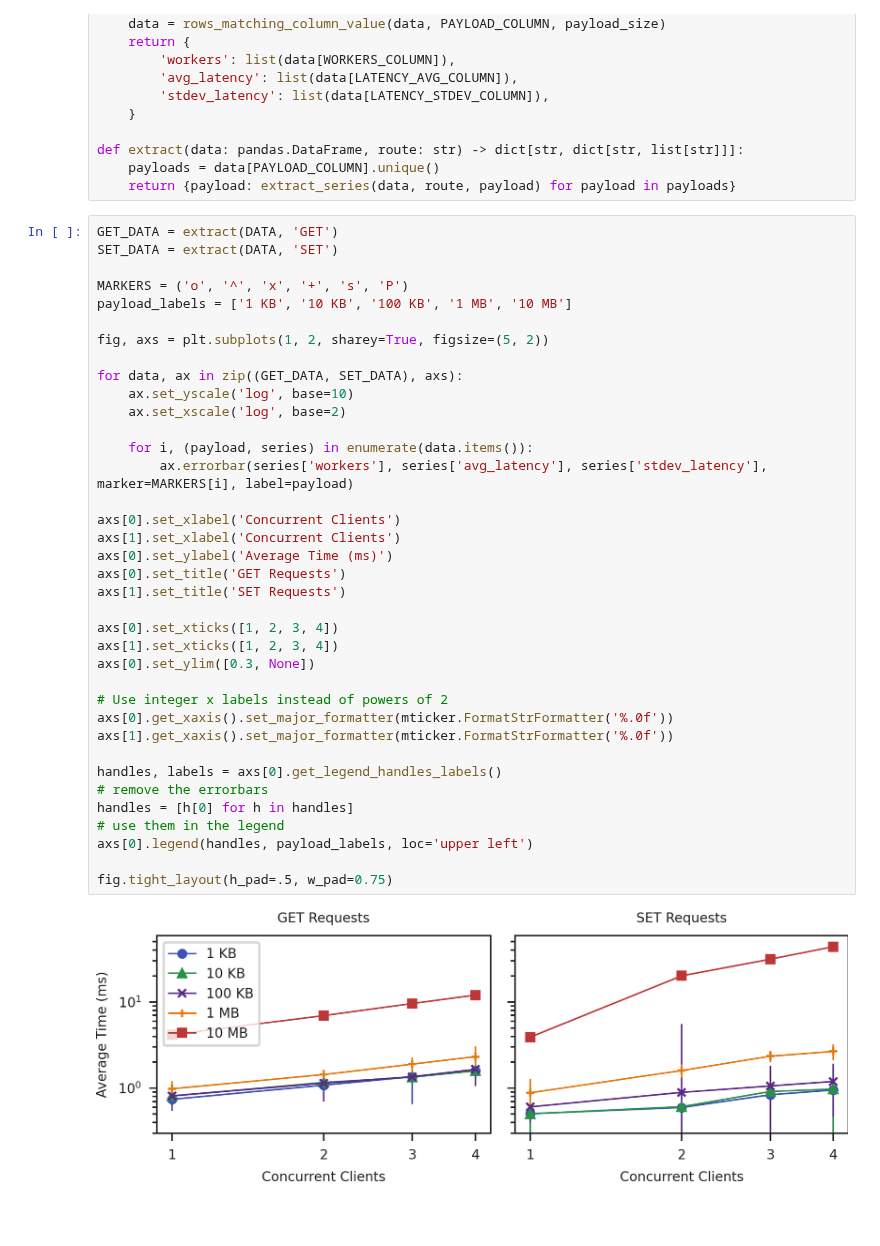
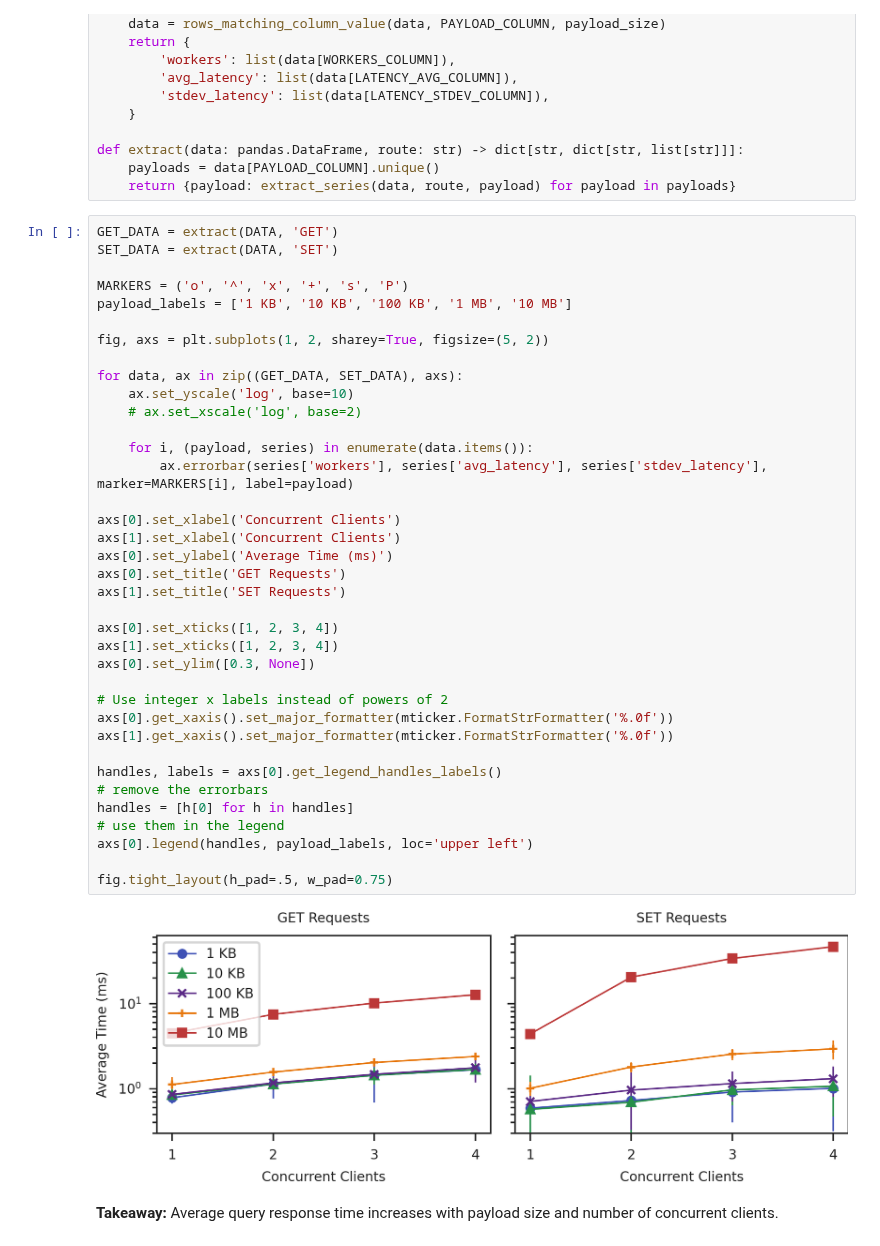
Before and after one commit to proxystore/sc23-evaluation, a Jupyter notebook: sc23-ae/visualize.ipynb, the cells around one changed output. Cells and saved outputs as stored; diff of their text form; blank space fills up the shorter version.

Commit message:
Add takeaways

```diff
--- a/sc23-ae/visualize.ipynb
+++ b/sc23-ae/visualize.ipynb
@@ -298,32 +302,34 @@ payload_labels = ['1 KB', '10 KB', '100 KB', '1 MB', '10 MB']
 fig, axs = plt.subplots(1, 2, sharey=True, figsize=(5, 2))
 
 for data, ax in zip((GET_DATA, SET_DATA), axs):
     ax.set_yscale('log', base=10)
-    ax.set_xscale('log', base=2)
+    # ax.set_xscale('log', base=2)
 
     for i, (payload, series) in enumerate(data.items()):
         ax.errorbar(series['workers'], series['avg_latency'], series['stdev_latency'], marker=MARKERS[i], label=payload)
 
 axs[0].set_xlabel('Concurrent Clients')
 axs[1].set_xlabel('Concurrent Clients')
 axs[0].set_ylabel('Average Time (ms)')
 axs[0].set_title('GET Requests')
 axs[1].set_title('SET Requests')
 
 axs[0].set_xticks([1, 2, 3, 4])
 axs[1].set_xticks([1, 2, 3, 4])
 axs[0].set_ylim([0.3, None])
 
 # Use integer x labels instead of powers of 2
 axs[0].get_xaxis().set_major_formatter(mticker.FormatStrFormatter('%.0f'))
 axs[1].get_xaxis().set_major_formatter(mticker.FormatStrFormatter('%.0f'))
 
 handles, labels = axs[0].get_legend_handles_labels()
 # remove the errorbars
 handles = [h[0] for h in handles]
 # use them in the legend
 axs[0].legend(handles, payload_labels, loc='upper left')
 
 fig.tight_layout(h_pad=.5, w_pad=0.75)
 # %% [output]
-[figure, old version]
+[figure, new version]
+# %% [markdown]
+**Takeaway:** Average query response time increases with payload size and number of concurrent clients.
```
Also changed, not shown: parts of 4 cells of this notebook.
